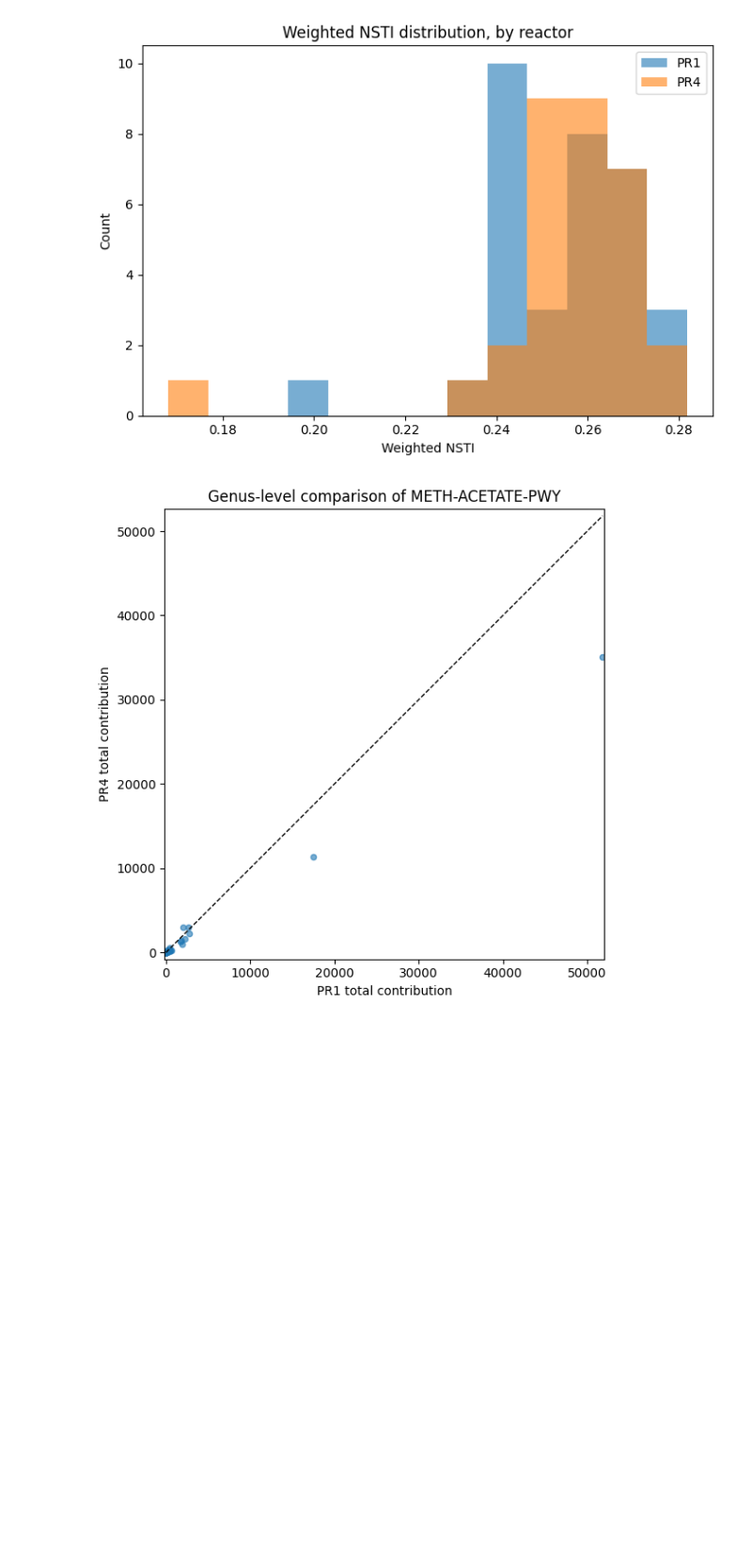
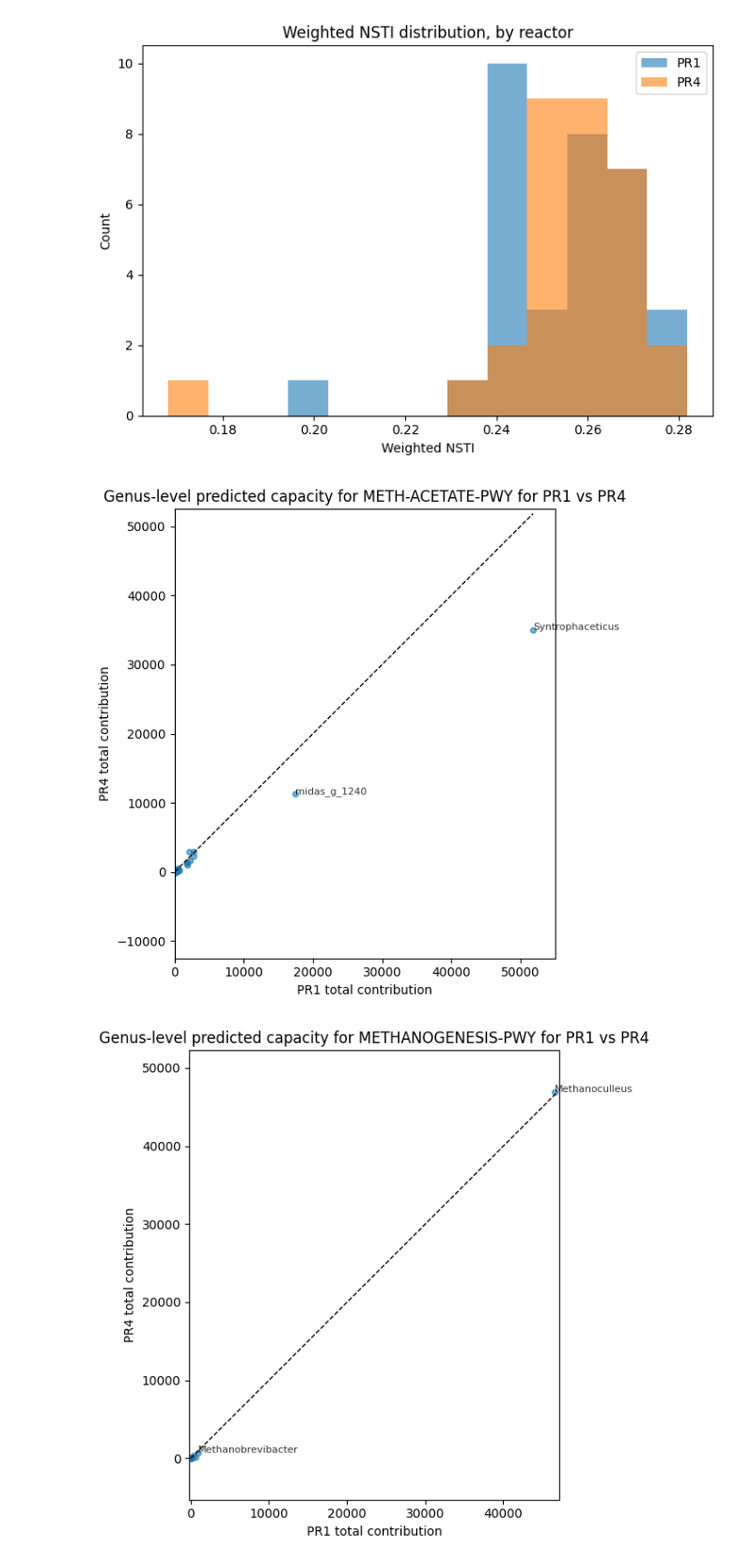
Before and after one commit to PachacutiX/Meta2Insight, a Jupyter notebook: code/picrust2_testruns/stratified/temp_differences.ipynb, the cells around one changed output. Shown at 94% size. Saved outputs shown, nothing was run; the diff lists cells and outputs as text; code cells hidden in the pictures; blank space fills up the shorter version.

```diff
--- a/code/picrust2_testruns/stratified/temp_differences.ipynb
+++ b/code/picrust2_testruns/stratified/temp_differences.ipynb
@@ -8,7 +8,7 @@ import seaborn as sns
 ### Load data
 df_path_abun = pd.read_csv('~/Thesis/data/picrust2_testruns/picrust2_stratified/picrust2_out_pipeline_stratified_lasse/pathways_out/path_abun_contrib.tsv', sep='\t', dtype=str, header=0, usecols=['sample', 'function', 'taxon', 'taxon_abun', 'taxon_function_abun'])
 df_tax = pd.read_csv('~/Thesis/data/tax_complete_qiime.txt', sep='\t', dtype=str, header=None, names=['taxon', 'taxonomy'])
-df_meta = pd.read_csv('~/Thesis/data/metadata.txt', sep='\t', dtype=str, header=0, usecols=['Barcode ', 'ReactorID'])
+df_meta = pd.read_csv('~/Thesis/data/metadata.txt', sep='\t', dtype=str, header=0, usecols=['Barcode ', 'ReactorID', 'SampleDate'])
 df_nsti = pd.read_csv('~/Thesis/data/picrust2_testruns/picrust2_stratified/picrust2_out_pipeline_stratified_lasse/KO_metagenome_out/weighted_nsti.tsv', sep='\t', dtype=str, header=0)
 
 # Remove invisible spacings
@@ -103,38 +104,73 @@ PR4_abun_genus = (
       .rename(columns={"taxon_function_abun": "total_contribution"})
 )
 # %%
-### Histogram
-
-
-# Genus level pathway abundance for acetoclastic methanogenesis
-PR1_sub = PR1_abun_genus[PR1_abun_genus['function'] == 'METH-ACETATE-PWY'].copy()
-PR4_sub = PR4_abun_genus[PR4_abun_genus['function'] == 'METH-ACETATE-PWY'].copy()
+### Genus-level comparison of pathway abundances between PR1 and PR4
 
 
 
+## Acetoclastic methanogenesis ##
+
+# Genus level pathway abundance for acetoclastic methanogenesis
+PR1_sub_ace = PR1_abun_genus[PR1_abun_genus['function'] == 'METH-ACETATE-PWY'].copy()
+PR4_sub_ace = PR4_abun_genus[PR4_abun_genus['function'] == 'METH-ACETATE-PWY'].copy()
+
 
 # Ensure the two columns exist and are numeric
-merged = PR1_sub.merge(PR4_sub, on='genus', how='outer',
+merged_ace = PR1_sub_ace.merge(PR4_sub_ace, on='genus', how='outer',
                        suffixes=('_PR1','_PR4')).fillna(0)
 for c in ['total_contribution_PR1','total_contribution_PR4']:
-    merged[c] = pd.to_numeric(merged[c], errors='coerce').fillna(0)
+    merged_ace[c] = pd.to_numeric(merged_ace[c], errors='coerce').fillna(0)
 
-# Scatter
-import numpy as np
-import matplotlib.pyplot as plt
 
-x = merged['total_contribution_PR1'].to_numpy()
-y = merged['total_contribution_PR4'].to_numpy()
-
+# Scatterplot
 plt.figure(figsize=(6,6))
+x = merged_ace['total_contribution_PR1'].to_numpy()
+y = merged_ace['total_contribution_PR4'].to_numpy()
+top = merged_ace.nlargest(2, ['total_contribution_PR1', 'total_contribution_PR4']).copy()
+for i, g in top.iterrows():
+    plt.text(g['total_contribution_PR1'], g['total_contribution_PR4'], g['genus'], fontsize=8, alpha=0.8)
 plt.scatter(x, y, alpha=0.6, s=20)
 m = np.nanmax(np.concatenate([x, y]))  # numeric max only
 plt.plot([0, m], [0, m], 'k--', linewidth=1)  # 1:1 diagonal
 plt.xlabel('PR1 total contribution')
 plt.ylabel('PR4 total contribution')
-plt.title('Genus-level comparison of METH-ACETATE-PWY')
+plt.title('Genus-level predicted capacity for METH-ACETATE-PWY for PR1 vs PR4')
+plt.axis('equal'); plt.xlim(0, 55000); plt.ylim(0, 40000)
+plt.tight_layout(); plt.show()
+
+
+
+
+## Hydrogenotrophic methanogenesis ##
+
+# Genus level pathway abundance for hydrogenotrophic methanogenesis
+PR1_sub_hyd = PR1_abun_genus[PR1_abun_genus['function'] == 'METHANOGENESIS-PWY'].copy()
+PR4_sub_hyd = PR4_abun_genus[PR4_abun_genus['function'] == 'METHANOGENESIS-PWY'].copy()
+
+
+# Ensure the two columns exist and are numeric
+merged_hyd = PR1_sub_hyd.merge(PR4_sub_hyd, on='genus', how='outer',
+                       suffixes=('_PR1','_PR4')).fillna(0)
+for c in ['total_contribution_PR1','total_contribution_PR4']:
+    merged_hyd[c] = pd.to_numeric(merged_hyd[c], errors='coerce').fillna(0)
+
+
+# Scatterplot
+plt.figure(figsize=(6,6))
+x = merged_hyd['total_contribution_PR1'].to_numpy()
+y = merged_hyd['total_contribution_PR4'].to_numpy()
+top = merged_hyd.nlargest(2, ['total_contribution_PR1', 'total_contribution_PR4']).copy()
+for i, g in top.iterrows():
+    plt.text(g['total_contribution_PR1'], g['total_contribution_PR4'], g['genus'], fontsize=8, alpha=0.8)
+plt.scatter(x, y, alpha=0.6, s=20)
+m = np.nanmax(np.concatenate([x, y]))  # numeric max only
+plt.plot([0, m], [0, m], 'k--', linewidth=1)  # 1:1 diagonal
+plt.xlabel('PR1 total contribution')
+plt.ylabel('PR4 total contribution')
+plt.title('Genus-level predicted capacity for METHANOGENESIS-PWY for PR1 vs PR4')
 plt.axis('equal'); plt.xlim(0, m); plt.ylim(0, m)
 plt.tight_layout(); plt.show()
 # %% [output]
-[figure, old version]
+[figure, new version]
+[figure, added]
 # %%
```
Also changed, not shown: parts of 4 cells of this notebook.
